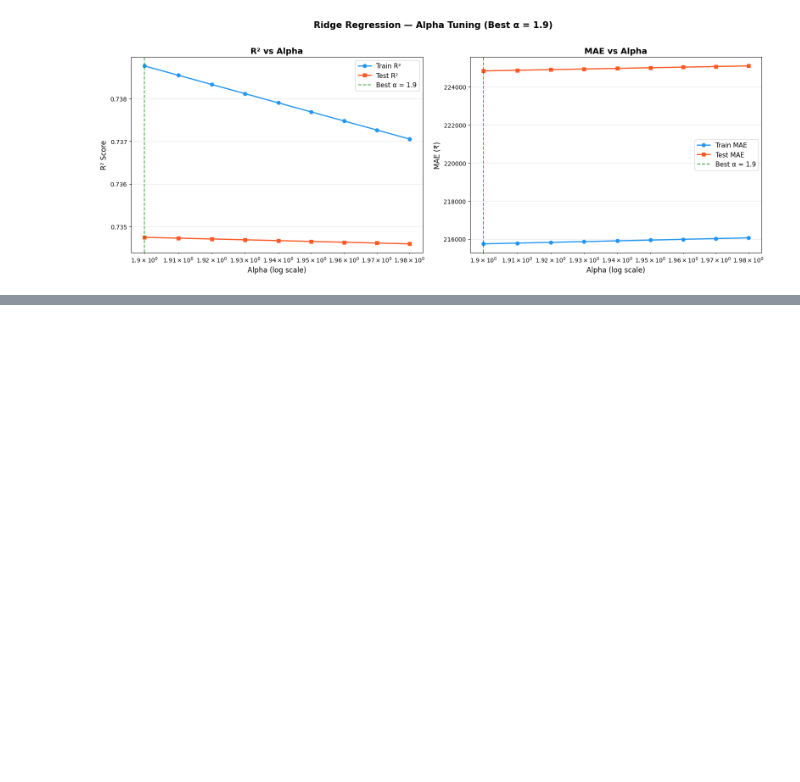
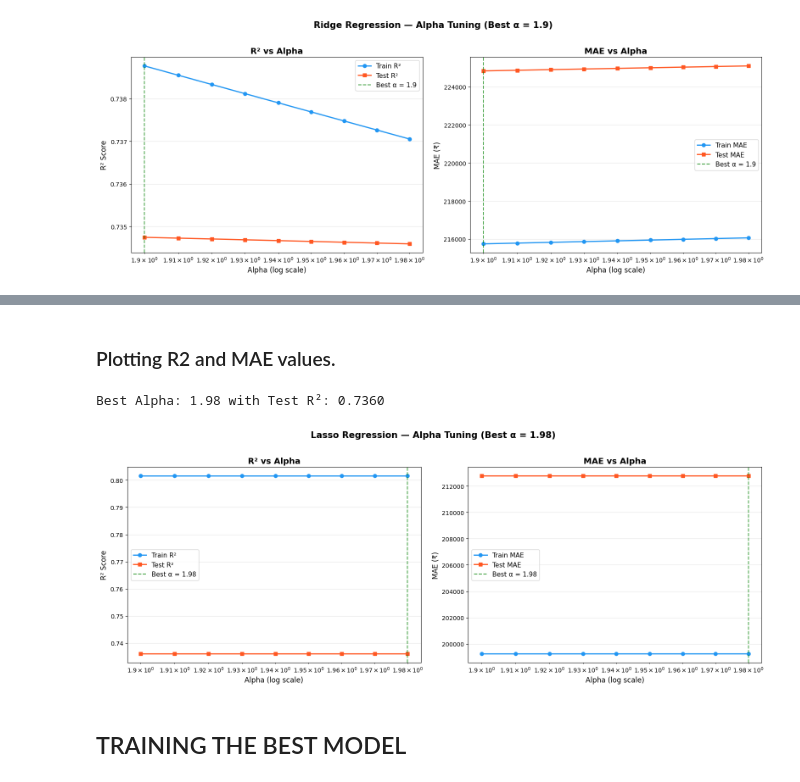
Before and after one commit to VeenaKodimala/Certificate-Program-in-AIML-IIT-Patna, a Jupyter notebook: MODULE 2 - CLASSICAL ML/Linear Regression/BuildTheModel.ipynb, the cells around one changed output, grey strips where cells are left out. Saved outputs shown, nothing was run; the diff lists cells and outputs as text; code cells hidden in the pictures; blank space fills up the shorter version.

Commit message:
Linear Regression Regularization

```diff
--- a/MODULE 2 - CLASSICAL ML/Linear Regression/BuildTheModel.ipynb
+++ b/MODULE 2 - CLASSICAL ML/Linear Regression/BuildTheModel.ipynb
@@ -642,12 +642,9 @@ for a in alphas:
     print(f"====================Alpha: {a}=====================")
     ridgeModel = Ridge(alpha=a)
     ridgeModel.fit(x_train, y_train)
-    ridgeModel.fit(x_train, y_train)
 
 
     yTrainPrediction = ridgeModel.predict(x_train)
-    yTrainPrediction = ridgeModel.predict(x_train)
-    yTestPrediction = ridgeModel.predict(x_test)
     yTestPrediction = ridgeModel.predict(x_test)
 
 
@@ -739,0 +794,47 @@ Best Alpha: 1.9 with Test R²: 0.7347
+# %% [markdown]
+### Plotting R2 and MAE values.
+# %%
+import matplotlib.pyplot as plt
+import numpy as np
+
+# The below zip will unzip the list of tuples into two separate lists, one for training R² and one for testing R².
+r2_train,r2_test = zip(*r2_values)
+mae_train, mae_test = zip(*mae_values)
+
+bestAplha_indx = np.argmax(r2_test)
+bestAlpha = alphas[bestAplha_indx]
+
+print(f"Best Alpha: {bestAlpha} with Test R²: {r2_test[bestAplha_indx]:.4f}")
+
+fig, axes = plt.subplots(1, 2, figsize=(16, 6))
+
+# ── R² Plot ──
+axes[0].plot(alphas, r2_train, 'o-', label='Train R²', color='#2196F3', linewidth=2)
+axes[0].plot(alphas, r2_test, 's-', label='Test R²', color='#FF5722', linewidth=2)
+axes[0].axvline(bestAlpha, color='green', linestyle='--', alpha=0.7, label=f'Best α = {bestAlpha}')
+axes[0].set_xscale('log')
+axes[0].set_xlabel('Alpha (log scale)', fontsize=12)
+axes[0].set_ylabel('R² Score', fontsize=12)
+axes[0].set_title('R² vs Alpha', fontsize=14, fontweight='bold')
+axes[0].legend(fontsize=11)
+axes[0].grid(True, alpha=0.3)
+
+# ── MAE Plot ──
+axes[1].plot(alphas, mae_train, 'o-', label='Train MAE', color='#2196F3', linewidth=2)
+axes[1].plot(alphas, mae_test, 's-', label='Test MAE', color='#FF5722', linewidth=2)
+axes[1].axvline(bestAlpha, color='green', linestyle='--', alpha=0.7, label=f'Best α = {bestAlpha}')
+axes[1].set_xscale('log')
+axes[1].set_xlabel('Alpha (log scale)', fontsize=12)
+axes[1].set_ylabel('MAE (₹)', fontsize=12)
+axes[1].set_title('MAE vs Alpha', fontsize=14, fontweight='bold')
+axes[1].legend(fontsize=11)
+axes[1].grid(True, alpha=0.3)
+
+plt.suptitle(f'Lasso Regression — Alpha Tuning (Best α = {bestAlpha})', fontsize=15, fontweight='bold', y=1.02)
+plt.tight_layout()
+plt.show()
+# %% [output]
+Best Alpha: 1.98 with Test R²: 0.7360
+[figure, added]
+# %% [markdown]
+## TRAINING THE BEST MODEL
```
Also changed, not shown: parts of 12 cells of this notebook.
